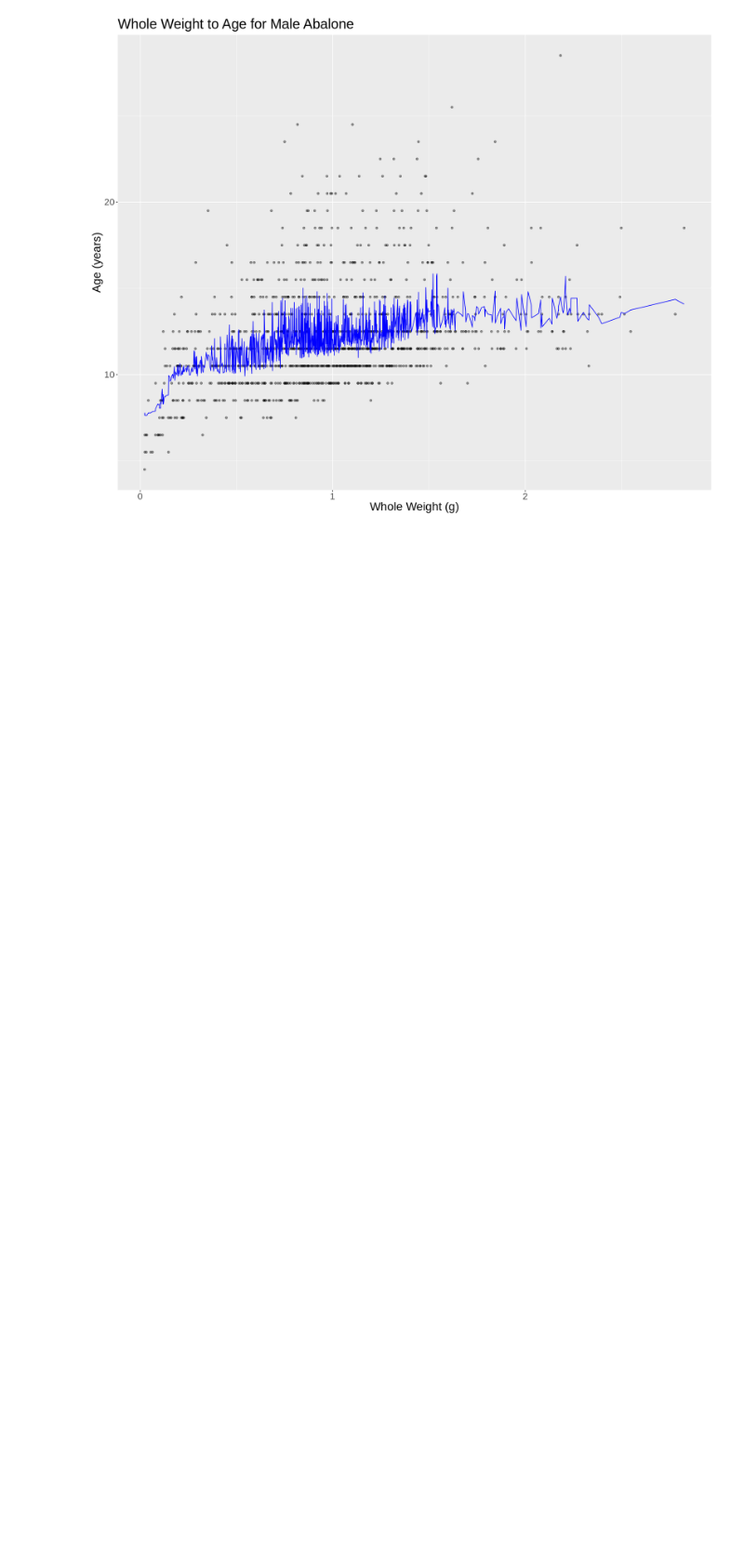
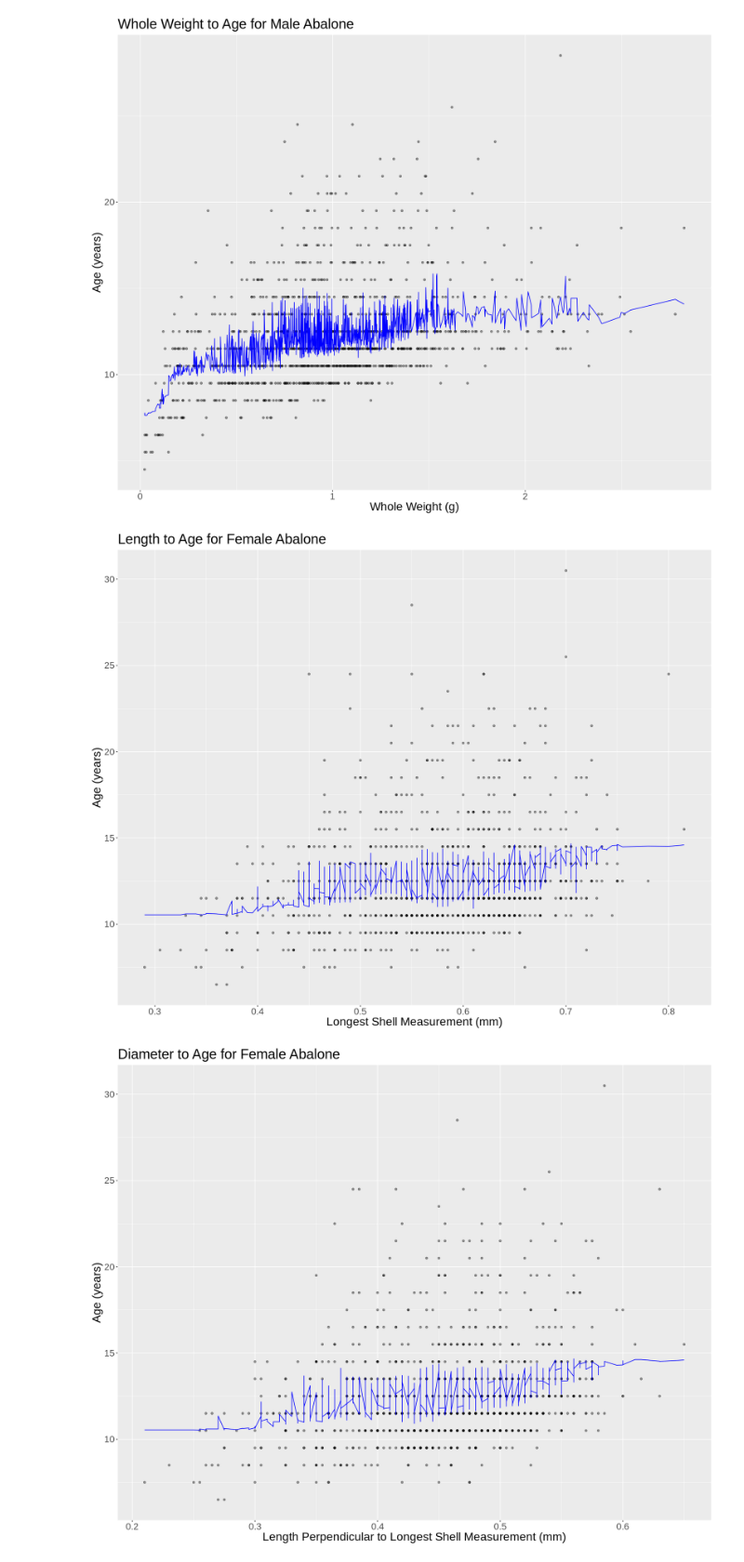
Before and after one commit to BrittonHelfert/DSCI-100-Group-Project, a Jupyter notebook: proposal.ipynb, the cells around one changed output. Shown at 93% size. Saved outputs shown, nothing was run; the diff lists cells and outputs as text; code cells hidden in the pictures; blank space fills up the shorter version.

Commit message:
Added visualizations for females and infants

```diff
--- a/proposal.ipynb
+++ b/proposal.ipynb
@@ -477,3 +495,46 @@ abalone_male_whole_plot
 [figure]
 [figure]
 [figure]
+# %%
+abalone_female_preds <- abalone_female_best_fit %>%
+    predict(abalone_training_female) %>%
+    bind_cols(abalone_training_female)
+
+abalone_female_length_plot <- abalone_female_preds %>%
+    ggplot(aes(x = length, y = age)) +
+    geom_point(alpha = 0.4) +
+    geom_line(aes(x = length, y = .pred), color = "blue") +
+    labs(x = "Longest Shell Measurement (mm)", y = "Age (years)") +
+    ggtitle("Length to Age for Female Abalone") +
+    theme(text = element_text(size=20))
+abalone_female_length_plot
+
+abalone_female_diameter_plot <- abalone_female_preds %>%
+    ggplot(aes(x = diameter, y = age)) +
+    geom_point(alpha = 0.4) +
+    geom_line(aes(x = diameter, y = .pred), color = "blue") +
+    labs(x = "Length Perpendicular to Longest Shell Measurement (mm)", y = "Age (years)") +
+    ggtitle("Diameter to Age for Female Abalone") +
+    theme(text = element_text(size=20))
+abalone_female_diameter_plot
+
+abalone_female_height_plot <- abalone_female_preds %>%
+    ggplot(aes(x = height, y = age)) +
+    geom_point(alpha = 0.4) +
+    geom_line(aes(x = height, y = .pred), color = "blue") +
+    labs(x = "Height With Meat in Shell (mm)", y = "Age (years)") +
+    ggtitle("Height to Age for Female Abalone") +
+    theme(text = element_text(size=20))
+abalone_female_height_plot
+
+abalone_female_whole_plot <- abalone_female_preds %>%
+    ggplot(aes(x = whole_weight, y = age)) +
+    geom_point(alpha = 0.4) +
+    geom_line(aes(x = whole_weight, y = .pred), color = "blue") +
+    labs(x = "Whole Weight (g)", y = "Age (years)") +
+    ggtitle("Whole Weight to Age for Female Abalone") +
+    theme(text = element_text(size=20))
+abalone_female_whole_plot
+# %% [output]
+[figure, added]
+[figure, added]
```
Also changed, not shown: parts of 3 cells of this notebook.
